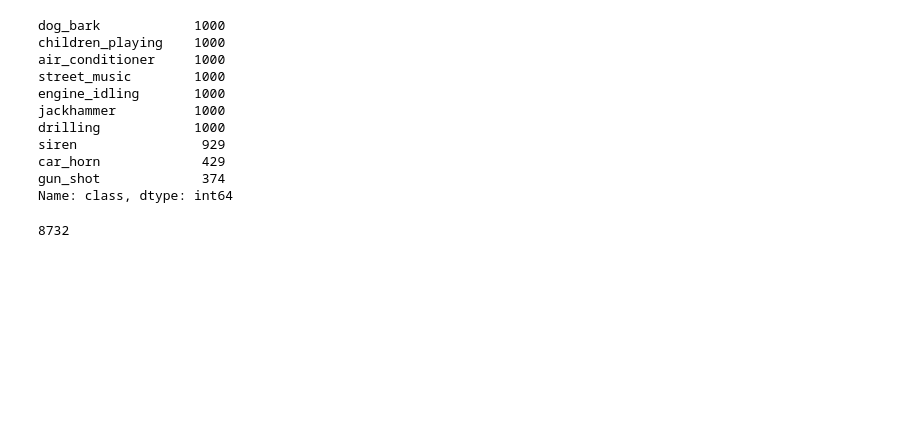
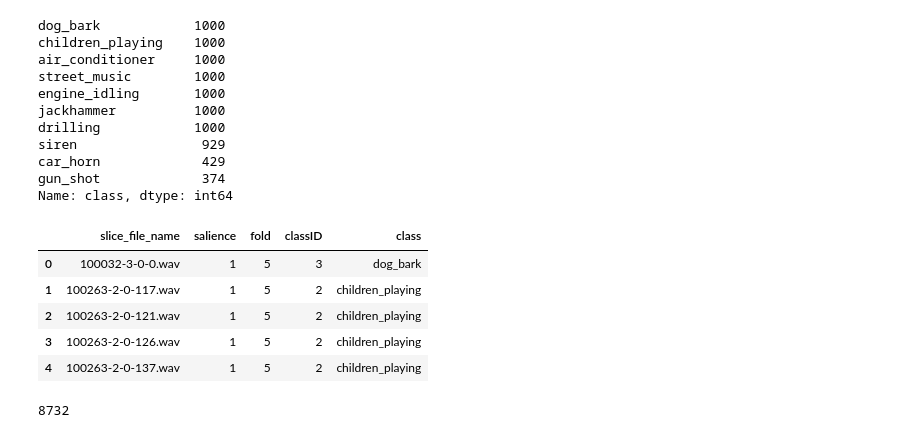
Before and after one commit to axelth/us8kdata, a Jupyter notebook: notebooks/first_data_exploration.ipynb, the cells around one changed output. Saved outputs shown, nothing was run; the diff lists cells and outputs as text; code cells hidden in the pictures; blank space fills up the shorter version.

```diff
--- a/notebooks/first_data_exploration.ipynb
+++ b/notebooks/first_data_exploration.ipynb
@@ -26,6 +33,15 @@ siren                929
 car_horn             429
 gun_shot             374
 Name: class, dtype: int64
+# %%
+metadata_df.head()
+# %% [output]
+|  | slice_file_name | salience | fold | classID | class |
+| 0 | 100032-3-0-0.wav | 1 | 5 | 3 | dog_bark |
+| 1 | 100263-2-0-117.wav | 1 | 5 | 2 | children_playing |
+| 2 | 100263-2-0-121.wav | 1 | 5 | 2 | children_playing |
+| 3 | 100263-2-0-126.wav | 1 | 5 | 2 | children_playing |
+| 4 | 100263-2-0-137.wav | 1 | 5 | 2 | children_playing |
 # %%
 from IPython.display import Audio
 # %%
```
Also changed, not shown: parts of 22 cells of this notebook.
